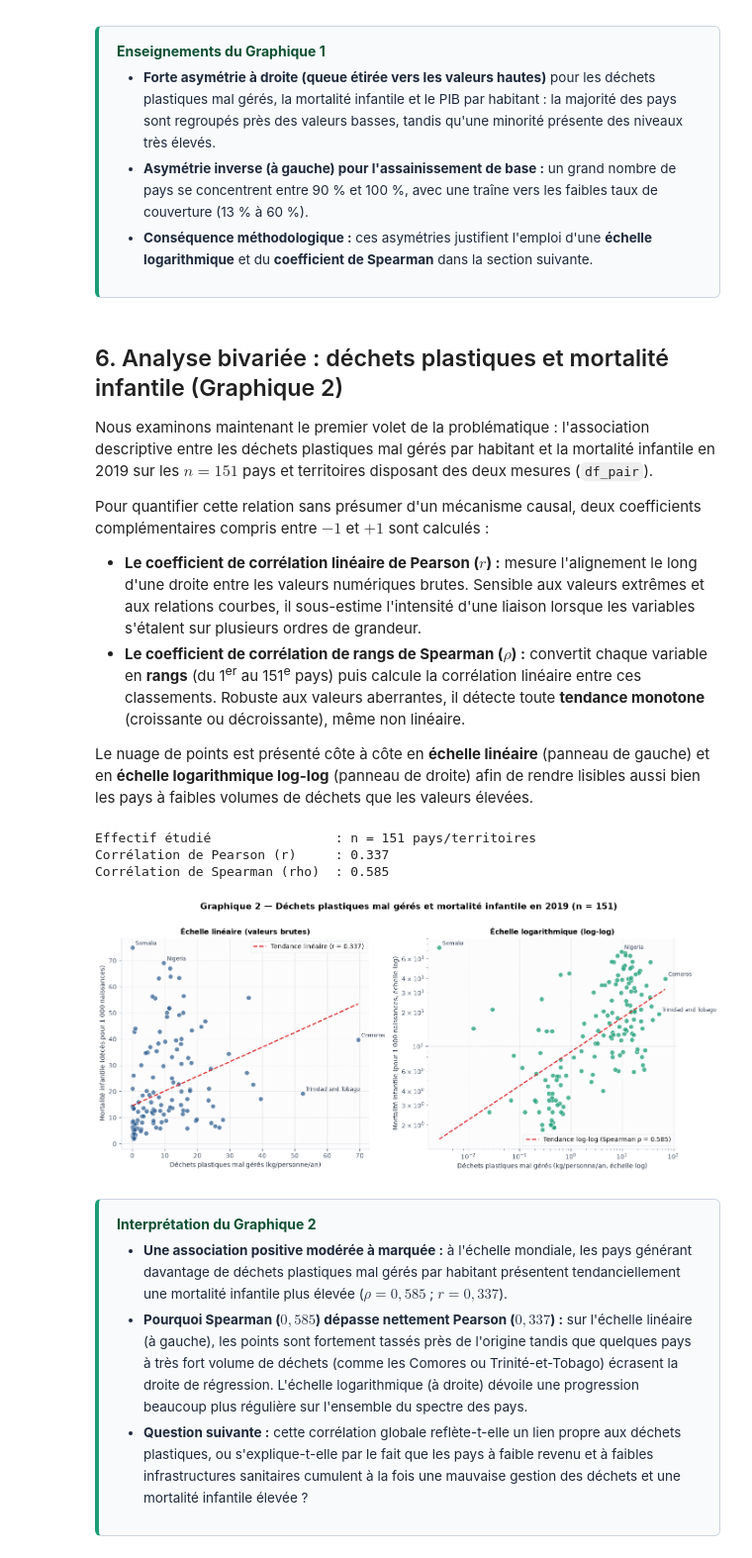
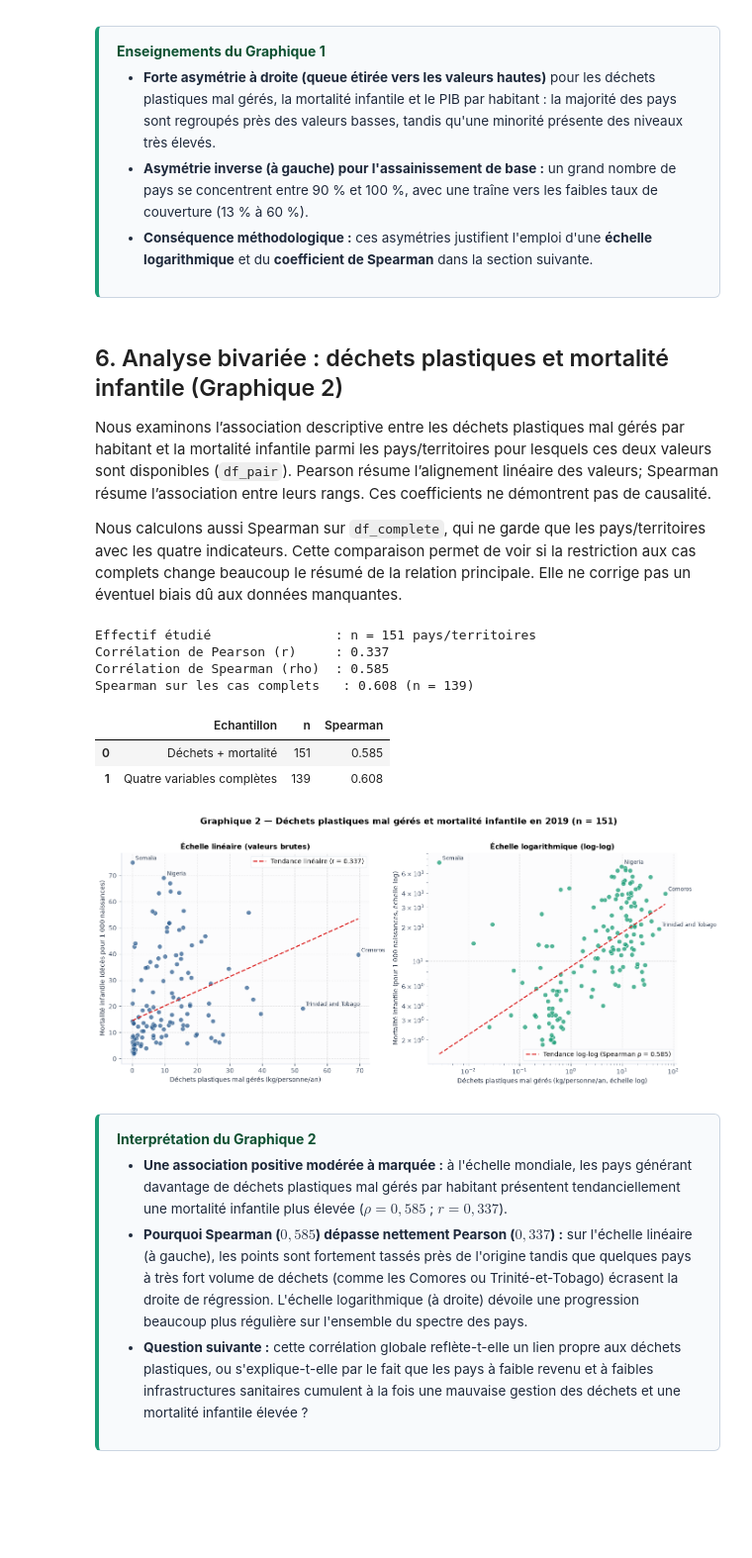
Before and after one commit to Rayanisworking/Python-pour-la-data-science, a Jupyter notebook: Notebook.ipynb, the cells around one changed output. Shown at 99% size. Drawn from its saved outputs; the diff is of its cells as text; code cells hidden in the pictures; blank space fills up the shorter version.

Commit message:
Prépare le projet pour la remise et la reproduction

```diff
--- a/Notebook.ipynb
+++ b/Notebook.ipynb
@@ -463,13 +339,9 @@ plt.show()
 <a id="sec-6"></a>
 ## 6. Analyse bivariée : déchets plastiques et mortalité infantile (Graphique 2)
 
-Nous examinons maintenant le premier volet de la problématique : l'association descriptive entre les déchets plastiques mal gérés par habitant et la mortalité infantile en 2019 sur les **$n = 151$** pays et territoires disposant des deux mesures (`df_pair`).
+Nous examinons l’association descriptive entre les déchets plastiques mal gérés par habitant et la mortalité infantile parmi les pays/territoires pour lesquels ces deux valeurs sont disponibles (`df_pair`). Pearson résume l’alignement linéaire des valeurs; Spearman résume l’association entre leurs rangs. Ces coefficients ne démontrent pas de causalité.
 
-Pour quantifier cette relation sans présumer d'un mécanisme causal, deux coefficients complémentaires compris entre $-1$ et $+1$ sont calculés :
-- **Le coefficient de corrélation linéaire de Pearson ($r$) :** mesure l'alignement le long d'une droite entre les valeurs numériques brutes. Sensible aux valeurs extrêmes et aux relations courbes, il sous-estime l'intensité d'une liaison lorsque les variables s'étalent sur plusieurs ordres de grandeur.
-- **Le coefficient de corrélation de rangs de Spearman ($\rho$) :** convertit chaque variable en **rangs** (du 1<sup>er</sup> au 151<sup>e</sup> pays) puis calcule la corrélation linéaire entre ces classements. Robuste aux valeurs aberrantes, il détecte toute **tendance monotone** (croissante ou décroissante), même non linéaire.
-
-Le nuage de points est présenté côte à côte en **échelle linéaire** (panneau de gauche) et en **échelle logarithmique log-log** (panneau de droite) afin de rendre lisibles aussi bien les pays à faibles volumes de déchets que les valeurs élevées.
+Nous calculons aussi Spearman sur `df_complete`, qui ne garde que les pays/territoires avec les quatre indicateurs. Cette comparaison permet de voir si la restriction aux cas complets change beaucoup le résumé de la relation principale. Elle ne corrige pas un éventuel biais dû aux données manquantes.
 # %%
 x_col = "plastic_kg_per_person"
 y_col = "infant_mortality_per_1000"
@@ -478,10 +350,19 @@ name_col = next((c for c in ["entity", "country_name", "country", "name"] if c i
 # Calcul des corrélations sur l'échantillon principal (n = 151)
 r_pearson = df_pair[x_col].corr(df_pair[y_col], method="pearson")
 rho_spearman = df_pair[x_col].corr(df_pair[y_col], method="spearman")
+rho_complete = df_complete[x_col].corr(df_complete[y_col], method="spearman")
 
 print(f"Effectif étudié                : n = {len(df_pair)} pays/territoires")
 print(f"Corrélation de Pearson (r)     : {r_pearson:.3f}")
 print(f"Corrélation de Spearman (rho)  : {rho_spearman:.3f}")
+print(f"Spearman sur les cas complets   : {rho_complete:.3f} (n = {len(df_complete)})")
+
+sensitivity_df = pd.DataFrame([
+    {"Echantillon": "Déchets + mortalité", "n": len(df_pair), "Spearman": rho_spearman},
+    {"Echantillon": "Quatre variables complètes", "n": len(df_complete), "Spearman": rho_complete},
+])
+display(sensitivity_df.round(3))
+sensitivity_df.to_csv(TABLES_DIR / "sensibilite_echantillon_2019.csv", index=False)
 
 # Préparation des données strictement positives pour la représentation log-log
 df_log = df_pair[(df_pair[x_col] > 0) & (df_pair[y_col] > 0)].copy()
@@ -509,33 +390,37 @@ x_grid_log = np.logspace(np.log10(df_log[x_col].min()), np.log10(df_log[x_col].m
 ax2.plot(x_grid_log, 10 ** (intercept_log + slope_log * np.log10(x_grid_log)), color="#dc2626", linestyle="--", linewidth=1.8,
          label=f"Tendance log-log (Spearman ρ = {rho_spearman:.3f})")
 ax2.set_xscale("log")
 ax2.set_yscale("log")
 ax2.set_title("Échelle logarithmique (log-log)", fontsize=11.5)
 ax2.set_xlabel("Déchets plastiques mal gérés (kg/personne/an, échelle log)")
 ax2.set_ylabel("Mortalité infantile (pour 1 000 naissances, échelle log)")
 ax2.legend(frameon=True, facecolor="white", edgecolor="#e2e8f0")
 ax2.grid(True, which="major", linestyle="--", alpha=0.35)
 
 # Annotation de quelques pays remarquables (extrêmes sur chaque axe)
 highlights = pd.concat([
     df_pair.nlargest(2, x_col),
     df_pair.nlargest(2, y_col),
     df_pair.nsmallest(1, x_col),
 ]).drop_duplicates(subset=["iso3"])
 
 for _, row in highlights.iterrows():
     ax1.annotate(row[name_col], (row[x_col], row[y_col]), xytext=(5, 4), textcoords="offset points", fontsize=8.5, color="#334155")
     if row[x_col] > 0 and row[y_col] > 0:
         ax2.annotate(row[name_col], (row[x_col], row[y_col]), xytext=(5, 4), textcoords="offset points", fontsize=8.5, color="#334155")
 
 fig.suptitle(f"Graphique 2 — Déchets plastiques mal gérés et mortalité infantile en 2019 (n = {len(df_pair)})", fontsize=13.5, fontweight="bold", y=1.01)
 plt.tight_layout()
 plt.savefig(FIGURES_DIR / "fig2_plastique_vs_mortalite_2019.png", dpi=150, bbox_inches="tight")
 plt.show()
 # %% [output]
 Effectif étudié                : n = 151 pays/territoires
 Corrélation de Pearson (r)     : 0.337
 Corrélation de Spearman (rho)  : 0.585
+Spearman sur les cas complets   : 0.608 (n = 139)
+|  | Echantillon | n | Spearman |
+| 0 | Déchets + mortalité | 151 | 0.585 |
+| 1 | Quatre variables complètes | 139 | 0.608 |
 [figure]
 # %% [markdown]
 <div style="background-color: #f8fafc; border: 1px solid #cbd5e1; border-left: 4px solid #1b9e77; padding: 14px 18px; border-radius: 6px; margin-top: 8px;">
```
Also changed, not shown: parts of 8 cells of this notebook, 29 other files.
